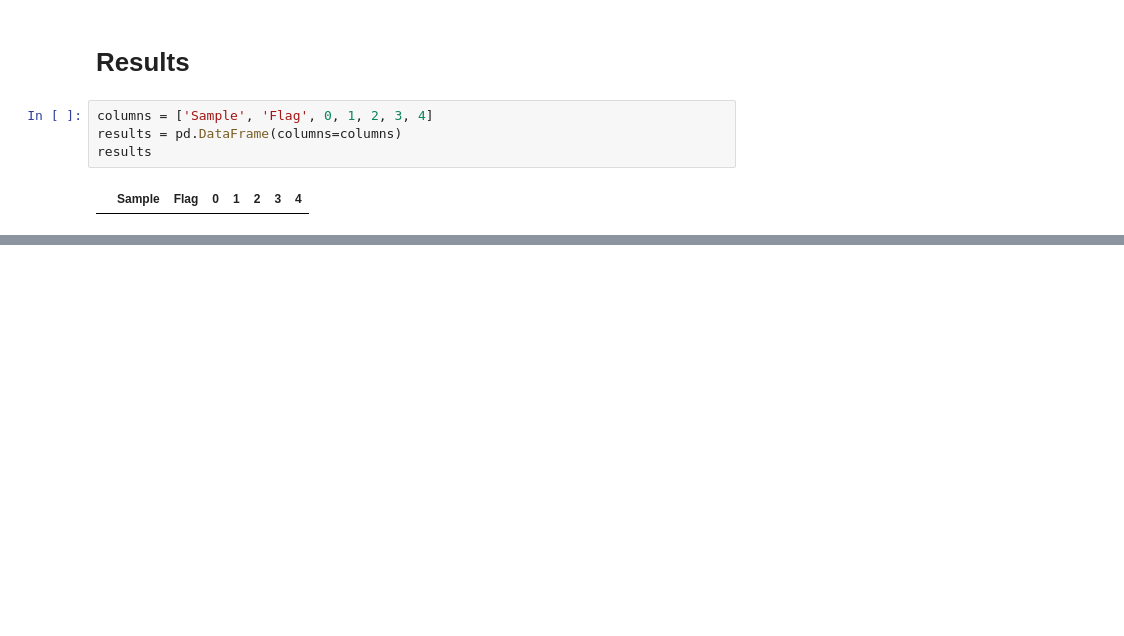
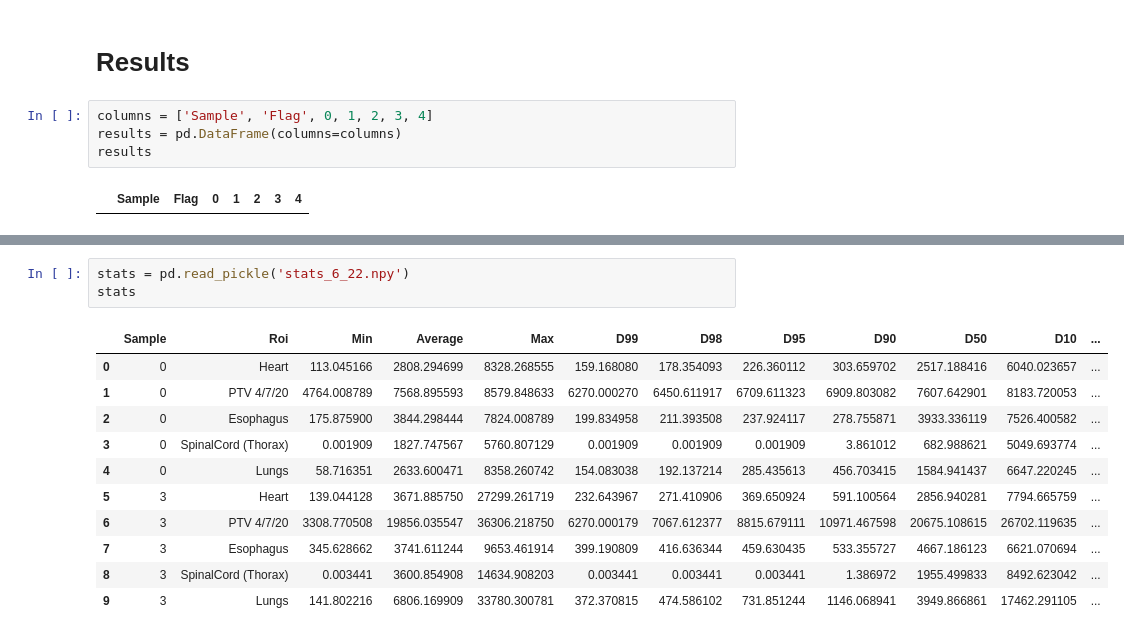
Before and after one commit to kels271828/RayBay, a Jupyter notebook: results/Try dataframe.ipynb, the cells around one changed output, grey strips where cells are left out. Saved outputs shown, nothing was run; the diff lists cells and outputs as text; blank space fills up the shorter version.

```diff
--- a/results/Try dataframe.ipynb
+++ b/results/Try dataframe.ipynb
@@ -233,0 +532,15 @@ Name: 17, dtype: object
+# %%
+stats = pd.read_pickle('stats_6_22.npy')
+stats
+# %% [output]
+|  | Sample | Roi | Min | Average | Max | D99 | D98 | D95 | D90 | D50 | D10 | ... |
+| 0 | 0 | Heart | 113.045166 | 2808.294699 | 8328.268555 | 159.168080 | 178.354093 | 226.360112 | 303.659702 | 2517.188416 | 6040.023657 | ... |
+| 1 | 0 | PTV 4/7/20 | 4764.008789 | 7568.895593 | 8579.848633 | 6270.000270 | 6450.611917 | 6709.611323 | 6909.803082 | 7607.642901 | 8183.720053 | ... |
+| 2 | 0 | Esophagus | 175.875900 | 3844.298444 | 7824.008789 | 199.834958 | 211.393508 | 237.924117 | 278.755871 | 3933.336119 | 7526.400582 | ... |
+| 3 | 0 | SpinalCord (Thorax) | 0.001909 | 1827.747567 | 5760.807129 | 0.001909 | 0.001909 | 0.001909 | 3.861012 | 682.988621 | 5049.693774 | ... |
+| 4 | 0 | Lungs | 58.716351 | 2633.600471 | 8358.260742 | 154.083038 | 192.137214 | 285.435613 | 456.703415 | 1584.941437 | 6647.220245 | ... |
+| 5 | 3 | Heart | 139.044128 | 3671.885750 | 27299.261719 | 232.643967 | 271.410906 | 369.650924 | 591.100564 | 2856.940281 | 7794.665759 | ... |
+| 6 | 3 | PTV 4/7/20 | 3308.770508 | 19856.035547 | 36306.218750 | 6270.000179 | 7067.612377 | 8815.679111 | 10971.467598 | 20675.108615 | 26702.119635 | ... |
+| 7 | 3 | Esophagus | 345.628662 | 3741.611244 | 9653.461914 | 399.190809 | 416.636344 | 459.630435 | 533.355727 | 4667.186123 | 6621.070694 | ... |
+| 8 | 3 | SpinalCord (Thorax) | 0.003441 | 3600.854908 | 14634.908203 | 0.003441 | 0.003441 | 0.003441 | 1.386972 | 1955.499833 | 8492.623042 | ... |
+| 9 | 3 | Lungs | 141.802216 | 6806.169909 | 33780.300781 | 372.370815 | 474.586102 | 731.851244 | 1146.068941 | 3949.866861 | 17462.291105 | ... |
```
Also changed, not shown: parts of 38 cells of this notebook, 3 other files.
